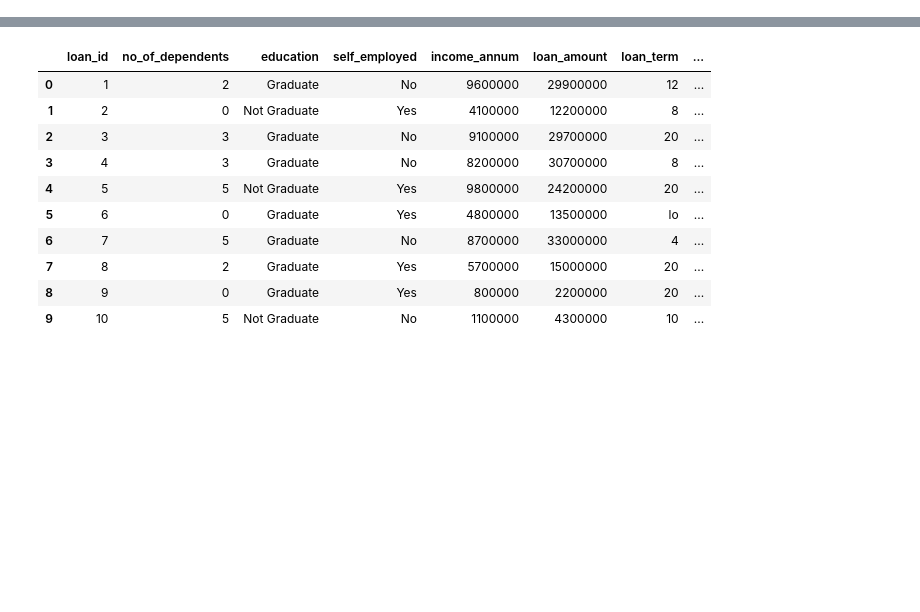
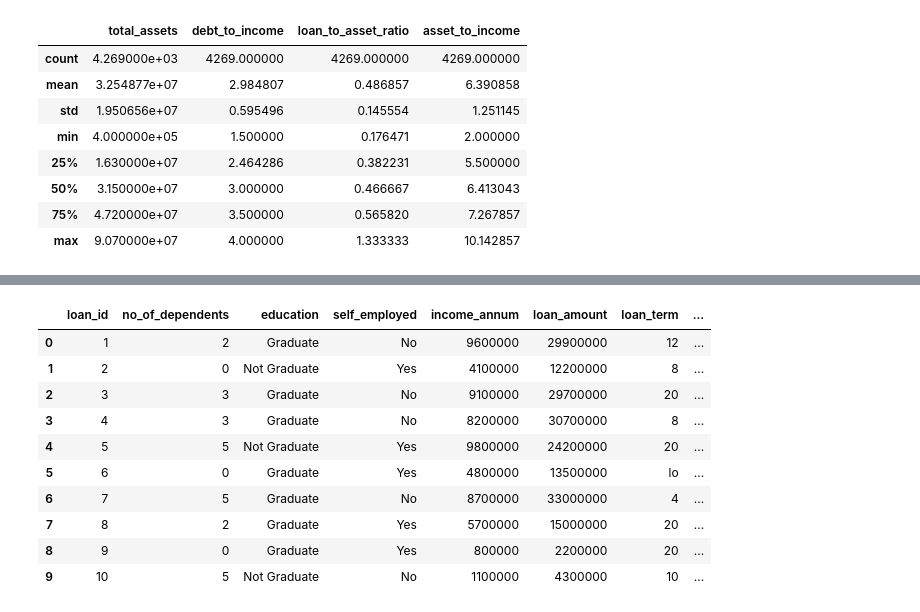
Before and after one commit to yuvraj-013/DA_Projects, a Jupyter notebook: loan_approval_analysis.ipynb, the cells around one changed output, grey strips where cells are left out. Cells and saved outputs as stored; diff of their text form; code cells hidden in the pictures; blank space fills up the shorter version.

```diff
--- a/loan_approval_analysis.ipynb
+++ b/loan_approval_analysis.ipynb
@@ -38,0 +64,14 @@ memory usage: 433.7+ KB
+# %%
+# Option B: Uploaded Directly from Colab
+df= pd.read_csv('/content/loan_approval_dataset.csv')
+
+# Clean column names: strip whitespace
+df.columns = df.columns.str.strip()
+
+print("Cleaned columns:")
+df.columns.tolist()
+
+# Clean string/object column values (strip whitespace, standardize case)
+obj_cols = df.select_dtypes(include="object").columns
+for col in obj_cols:
+    df[col] = df[col].astype(str).str.strip()
@@ -38,0 +132,24 @@ memory usage: 433.7+ KB
+# %%
+df["total_assets"] = (
+    df["residential_assets_value"]
+    + df["commercial_assets_value"]
+    + df["luxury_assets_value"]
+    + df["bank_asset_value"]
+)
+
+# Avoid divide-by-zero issues: Replace zero income or asset values with NaN for ratio calculations
+df["debt_to_income"] = df["loan_amount"] / df["income_annum"].replace(0, np.nan)
+df["loan_to_asset_ratio"] = df["loan_amount"] / df["total_assets"].replace(0, np.nan)
+df["asset_to_income"] = df["total_assets"] / df["income_annum"].replace(0, np.nan)
+
+df[["total_assets", "debt_to_income", "loan_to_asset_ratio", "asset_to_income"]].describe()
+# %% [output]
+|  | total_assets | debt_to_income | loan_to_asset_ratio | asset_to_income |
+| count | 4.269000e+03 | 4269.000000 | 4269.000000 | 4269.000000 |
+| mean | 3.254877e+07 | 2.984807 | 0.486857 | 6.390858 |
+| std | 1.950656e+07 | 0.595496 | 0.145554 | 1.251145 |
+| min | 4.000000e+05 | 1.500000 | 0.176471 | 2.000000 |
+| 25% | 1.630000e+07 | 2.464286 | 0.382231 | 5.500000 |
+| 50% | 3.150000e+07 | 3.000000 | 0.466667 | 6.413043 |
+| 75% | 4.720000e+07 | 3.500000 | 0.565820 | 7.267857 |
+| max | 9.070000e+07 | 4.000000 | 1.333333 | 10.142857 |
```
Also changed, not shown: parts of 12 cells of this notebook.
